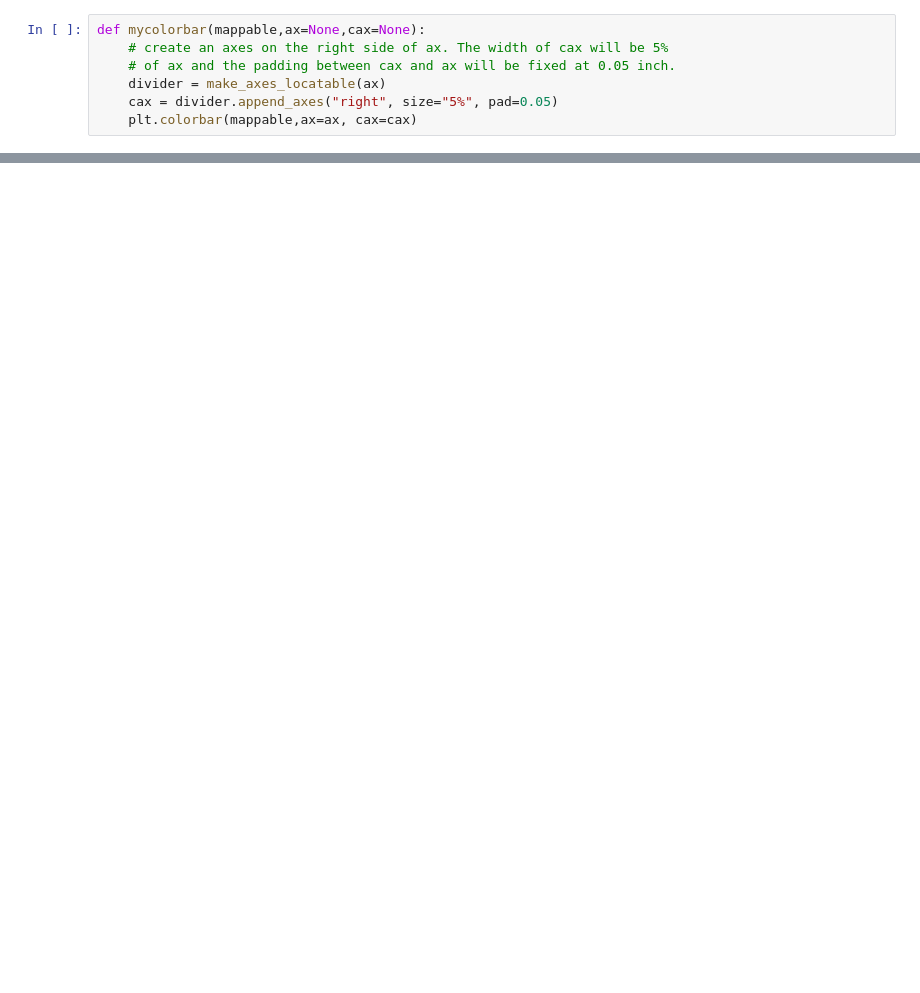
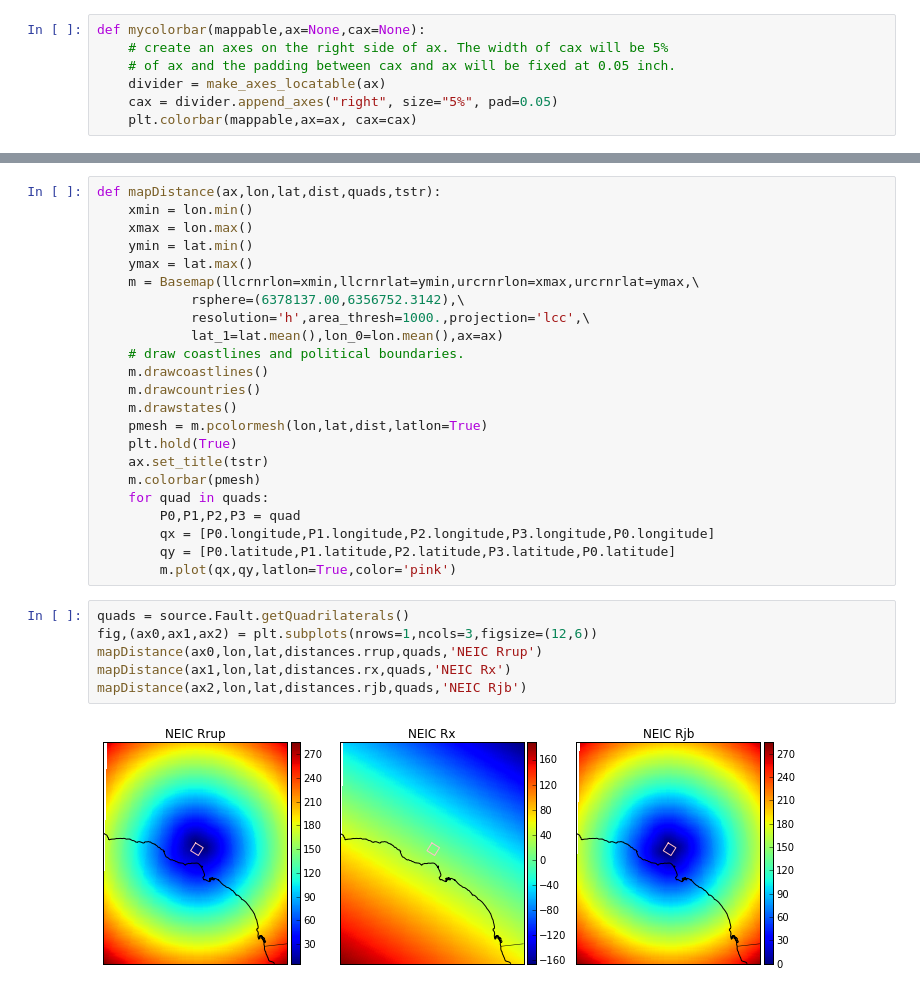
Before and after one commit to usgs/shakemap, a Jupyter notebook: notebooks/Source.ipynb, the cells around one changed output, grey strips where cells are left out. Cells and saved outputs as stored; diff of their text form; blank space fills up the shorter version.

```diff
--- a/notebooks/Source.ipynb
+++ b/notebooks/Source.ipynb
@@ -189,0 +173,31 @@ No value set for hypo_loc
+# %%
+def mapDistance(ax,lon,lat,dist,quads,tstr):
+    xmin = lon.min()
+    xmax = lon.max()
+    ymin = lat.min()
+    ymax = lat.max()
+    m = Basemap(llcrnrlon=xmin,llcrnrlat=ymin,urcrnrlon=xmax,urcrnrlat=ymax,\
+            rsphere=(6378137.00,6356752.3142),\
+            resolution='h',area_thresh=1000.,projection='lcc',\
+            lat_1=lat.mean(),lon_0=lon.mean(),ax=ax)
+    # draw coastlines and political boundaries.
+    m.drawcoastlines()
+    m.drawcountries()
+    m.drawstates()
+    pmesh = m.pcolormesh(lon,lat,dist,latlon=True)
+    plt.hold(True)
+    ax.set_title(tstr)
+    m.colorbar(pmesh)
+    for quad in quads:
+        P0,P1,P2,P3 = quad
+        qx = [P0.longitude,P1.longitude,P2.longitude,P3.longitude,P0.longitude]
+        qy = [P0.latitude,P1.latitude,P2.latitude,P3.latitude,P0.latitude]
+        m.plot(qx,qy,latlon=True,color='pink')
+# %%
+quads = source.Fault.getQuadrilaterals()
+fig,(ax0,ax1,ax2) = plt.subplots(nrows=1,ncols=3,figsize=(12,6))
+mapDistance(ax0,lon,lat,distances.rrup,quads,'NEIC Rrup')
+mapDistance(ax1,lon,lat,distances.rx,quads,'NEIC Rx')
+mapDistance(ax2,lon,lat,distances.rjb,quads,'NEIC Rjb')
+# %% [output]
+[figure, added]
```
Also changed, not shown: parts of 12 cells of this notebook, 2 other files.
